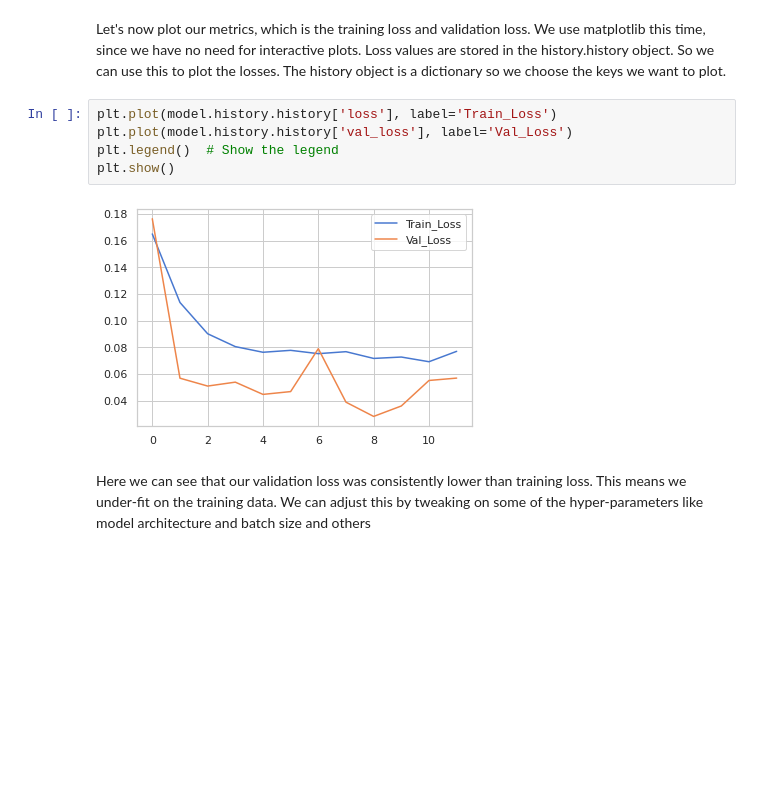
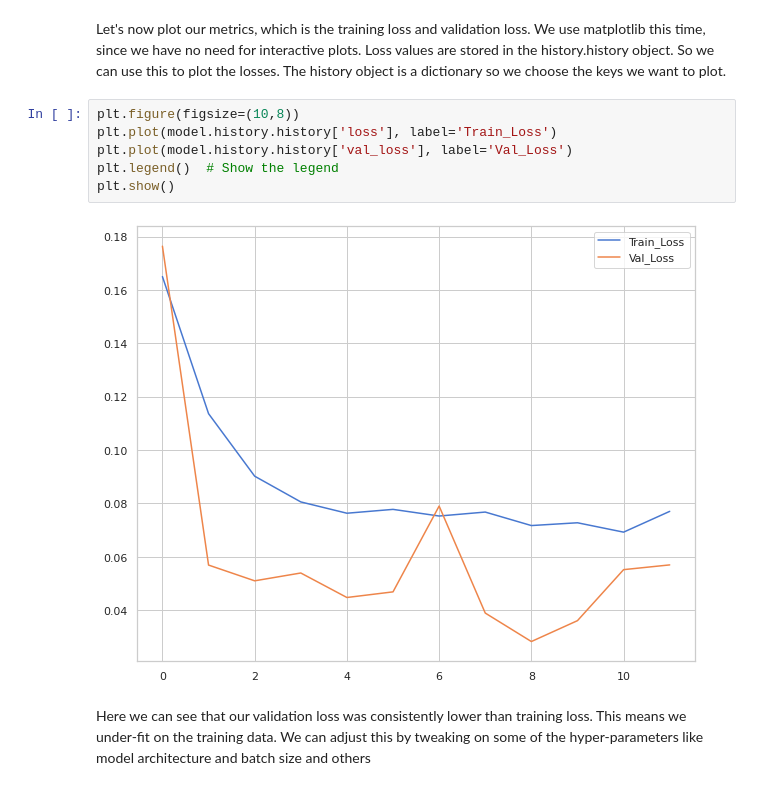
Before and after one commit to Lawrence-Krukrubo/Anomaly_Detection_in_Time_Series_Data_with_Keras, a Jupyter notebook: anomaly_detection_in_time_series_data_with_keras_and_tensorflow.ipynb, the cells around one changed output. Drawn from its saved outputs; the diff is of its cells as text; blank space fills up the shorter version.

Commit message:
Update: enlarging the training plot image

```diff
--- a/anomaly_detection_in_time_series_data_with_keras_and_tensorflow.ipynb
+++ b/anomaly_detection_in_time_series_data_with_keras_and_tensorflow.ipynb
@@ -314,12 +314,13 @@ Epoch 12/1000
 # %% [markdown]
 Let's now plot our metrics, which is the training loss and validation loss. We use matplotlib this time, since we have no need for interactive plots. Loss values are stored in the history.history object. So we can use this to plot the losses. The history object is a dictionary so we choose the keys we want to plot.
 # %%
+plt.figure(figsize=(10,8))
 plt.plot(model.history.history['loss'], label='Train_Loss')
 plt.plot(model.history.history['val_loss'], label='Val_Loss')
 plt.legend()  # Show the legend
 plt.show()
 # %% [output]
-[figure, old version]
+[figure, new version]
 # %% [markdown]
 Here we can see that our validation loss was consistently lower than training loss. This means we under-fit on the training data. We can adjust this by tweaking on some of the hyper-parameters like model architecture and batch size and others
 # %% [markdown]
```
Also changed, not shown: parts of 1 cell of this notebook.
